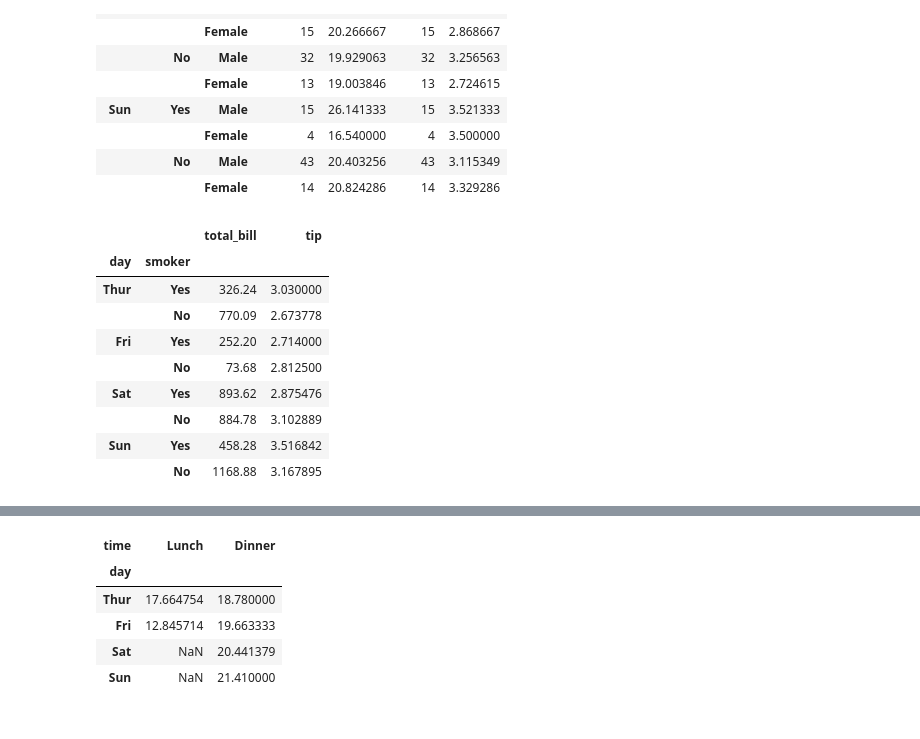
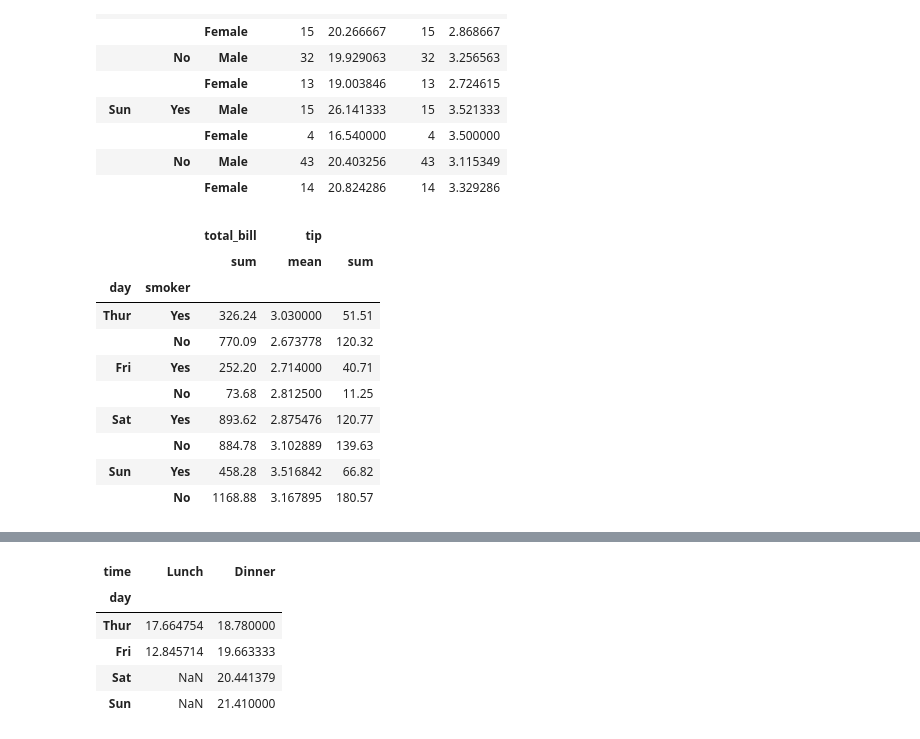
Before and after one commit to srikanthpragada/DS_26_AUG_2020, a Jupyter notebook: pandas/tips_df.ipynb, the cells around one changed output, grey strips where cells are left out. Drawn from its saved outputs; the diff is of its cells as text; code cells hidden in the pictures.

```diff
--- a/pandas/tips_df.ipynb
+++ b/pandas/tips_df.ipynb
@@ -159,18 +159,19 @@ tips.groupby(['day','smoker','sex'])['total_bill','tip'].agg(['count','mean'])
 |  | No | Male | 43 | 20.403256 | 43 | 3.115349 |
 |  |  | Female | 14 | 20.824286 | 14 | 3.329286 |
 # %%
-tips.groupby(['day','smoker'])['total_bill','tip'].agg({'total_bill' : 'sum','tip' : 'mean'})
+tips.groupby(['day','smoker']).agg({'total_bill' : 'sum','tip' : ['mean','sum']})
 # %% [output]
-|  |  | total_bill | tip |
-| day | smoker |  |  |
-| Thur | Yes | 326.24 | 3.030000 |
-|  | No | 770.09 | 2.673778 |
-| Fri | Yes | 252.20 | 2.714000 |
-|  | No | 73.68 | 2.812500 |
-| Sat | Yes | 893.62 | 2.875476 |
-|  | No | 884.78 | 3.102889 |
-| Sun | Yes | 458.28 | 3.516842 |
-|  | No | 1168.88 | 3.167895 |
+|  |  | total_bill | tip |  |
+|  |  | sum | mean | sum |
+| day | smoker |  |  |  |
+| Thur | Yes | 326.24 | 3.030000 | 51.51 |
+|  | No | 770.09 | 2.673778 | 120.32 |
+| Fri | Yes | 252.20 | 2.714000 | 40.71 |
+|  | No | 73.68 | 2.812500 | 11.25 |
+| Sat | Yes | 893.62 | 2.875476 | 120.77 |
+|  | No | 884.78 | 3.102889 | 139.63 |
+| Sun | Yes | 458.28 | 3.516842 | 66.82 |
+|  | No | 1168.88 | 3.167895 | 180.57 |
 # %%
 day_groups = tips.groupby('day')
 # %%
```
Also changed, not shown: parts of 8 cells of this notebook, 1 other file.
